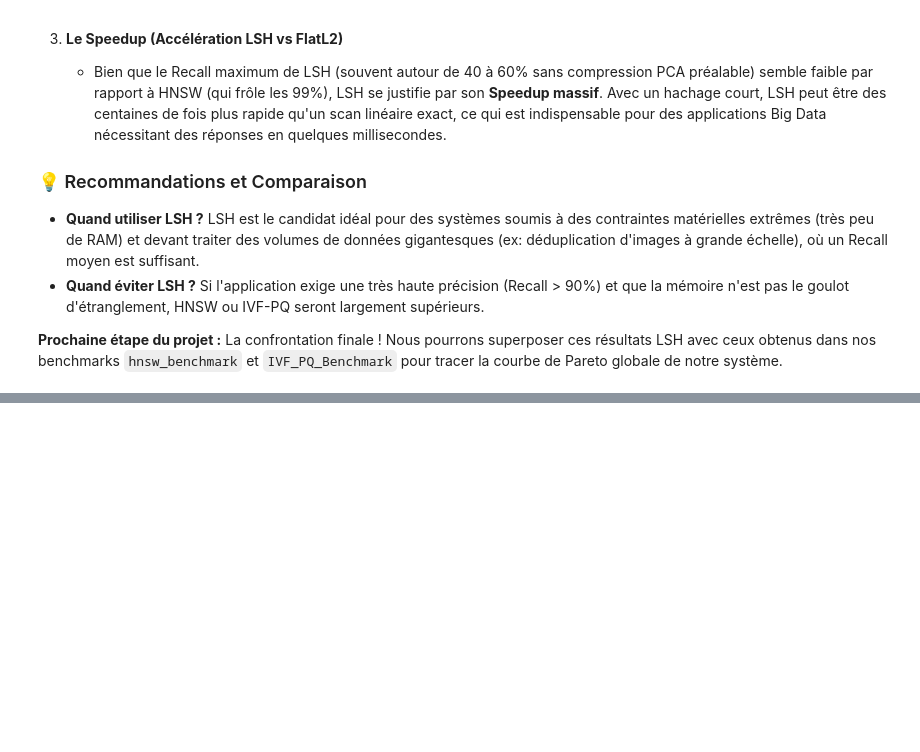
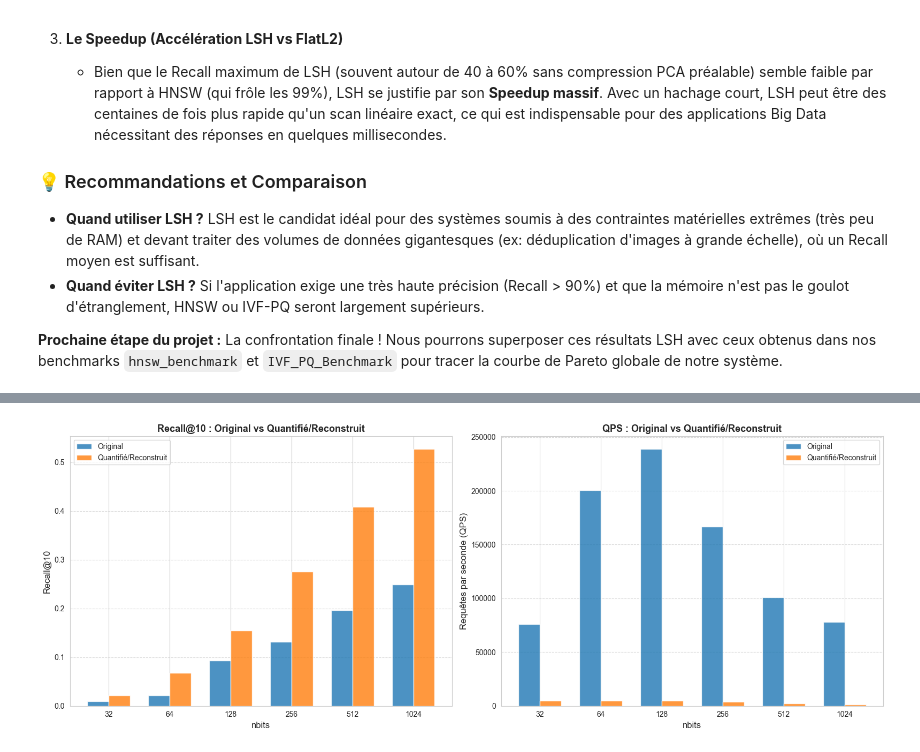
Before and after one commit to Yvngval/Project-ANN-Comparative-Method, a Jupyter notebook: Sedik/LSH_Benchmark_Final.ipynb, the cells around one changed output, grey strips where cells are left out. Saved outputs shown, nothing was run; the diff lists cells and outputs as text; code cells hidden in the pictures; blank space fills up the shorter version.

```diff
--- a/Sedik/LSH_Benchmark_Final.ipynb
+++ b/Sedik/LSH_Benchmark_Final.ipynb
@@ -429,0 +480,16 @@ L'analyse expérimentale de l'algorithme **Locality Sensitive Hashing (LSH)** su
+# %%
+# ============================================
+# RECALCUL GROUND TRUTH — DONNÉES QUANTIFIÉES PUIS RECONSTRUITES
+# ============================================
+
+print("Calcul de la ground truth sur données quantifiées puis reconstruites...")
+print("-" * 50)
+
+index_gt = faiss.IndexFlatL2(DIM)
+index_gt.add(base_reconstructed)
+_, ground_truth_reconstructed = index_gt.search(query_reconstructed, K)
+ground_truth_reconstructed = ground_truth_reconstructed[:NUM_QUERIES, :K]
+del index_gt
+
+print(f"   Ground truth reconstruite : {ground_truth_reconstructed.shape}  dtype={ground_truth_reconstructed.dtype}")
+print("\n✓ Ground truth recalculée sur données quantifiées puis reconstruites")
@@ -429,0 +560,70 @@ L'analyse expérimentale de l'algorithme **Locality Sensitive Hashing (LSH)** su
+# %%
+# ============================================
+# COMPARAISON : ORIGINAL vs QUANTIFIÉ/RECONSTRUIT
+# ============================================
+
+# Ajout QPS au DataFrame original si absent
+df_original = df_results.copy()
+if 'QPS' not in df_original.columns:
+    df_original['QPS'] = 1000 / df_original['Latency (ms)']
+
+# Tableau comparatif
+df_comparison = pd.DataFrame({
+    'nbits': df_original['nbits'],
+    'Recall@10 (original)': df_original['Recall@10'].values,
+    'Recall@10 (quantifié/reconstruit)': df_reconstructed['Recall@10'].values,
+    'Delta Recall': df_reconstructed['Recall@10'].values - df_original['Recall@10'].values,
+    'QPS (original)': df_original['QPS'].values,
+    'QPS (quantifié/reconstruit)': df_reconstructed['QPS'].values,
+})
+
+print("=" * 70)
+print("COMPARAISON ORIGINAL vs QUANTIFIÉ/RECONSTRUIT")
+print("=" * 70)
+display(df_comparison.style.format({
+    'Recall@10 (original)': '{:.4f}',
+    'Recall@10 (quantifié/reconstruit)': '{:.4f}',
+    'Delta Recall': '{:+.4f}',
+    'QPS (original)': '{:.1f}',
+    'QPS (quantifié/reconstruit)': '{:.1f}',
+}))
+
+# Export CSV comparaison
+df_comparison.to_csv(f"{RESULTS_PATH}lsh_comparison_original_vs_reconstructed.csv", index=False)
+print(f"\n✓ Comparaison exportée dans {RESULTS_PATH}lsh_comparison_original_vs_reconstructed.csv")
+
+# --- Graphiques côte à côte ---
+fig, axes = plt.subplots(1, 2, figsize=(16, 6))
+
+x = np.arange(len(nbits_list))
+width = 0.35
+
+# Recall@10
+ax1 = axes[0]
+ax1.bar(x - width/2, df_original['Recall@10'], width, label='Original', color='#1f77b4', alpha=0.8)
+ax1.bar(x + width/2, df_reconstructed['Recall@10'], width, label='Quantifié/Reconstruit', color='#ff7f0e', alpha=0.8)
+ax1.set_title('Recall@10 : Original vs Quantifié/Reconstruit', fontsize=13, fontweight='bold')
+ax1.set_xlabel('nbits', fontsize=12)
+ax1.set_ylabel('Recall@10', fontsize=12)
+ax1.set_xticks(x)
+ax1.set_xticklabels([str(n) for n in nbits_list])
+ax1.legend()
+ax1.grid(axis='y', linestyle='--', alpha=0.7)
+
+# QPS
+ax2 = axes[1]
+ax2.bar(x - width/2, df_original['QPS'], width, label='Original', color='#1f77b4', alpha=0.8)
+ax2.bar(x + width/2, df_reconstructed['QPS'], width, label='Quantifié/Reconstruit', color='#ff7f0e', alpha=0.8)
+ax2.set_title('QPS : Original vs Quantifié/Reconstruit', fontsize=13, fontweight='bold')
+ax2.set_xlabel('nbits', fontsize=12)
+ax2.set_ylabel('Requêtes par seconde (QPS)', fontsize=12)
+ax2.set_xticks(x)
+ax2.set_xticklabels([str(n) for n in nbits_list])
+ax2.legend()
+ax2.grid(axis='y', linestyle='--', alpha=0.7)
+
+plt.tight_layout()
+plt.savefig(f"{RESULTS_PATH}lsh_comparison_original_vs_reconstructed.png", dpi=300)
+plt.show()
+print(f"✓ Graphique sauvegardé dans {RESULTS_PATH}lsh_comparison_original_vs_reconstructed.png")
+# %% [output]
@@ -429,0 +641 @@ L'analyse expérimentale de l'algorithme **Locality Sensitive Hashing (LSH)** su
+[figure, added]
```
Also changed, not shown: parts of 11 cells of this notebook, 1 other file.
